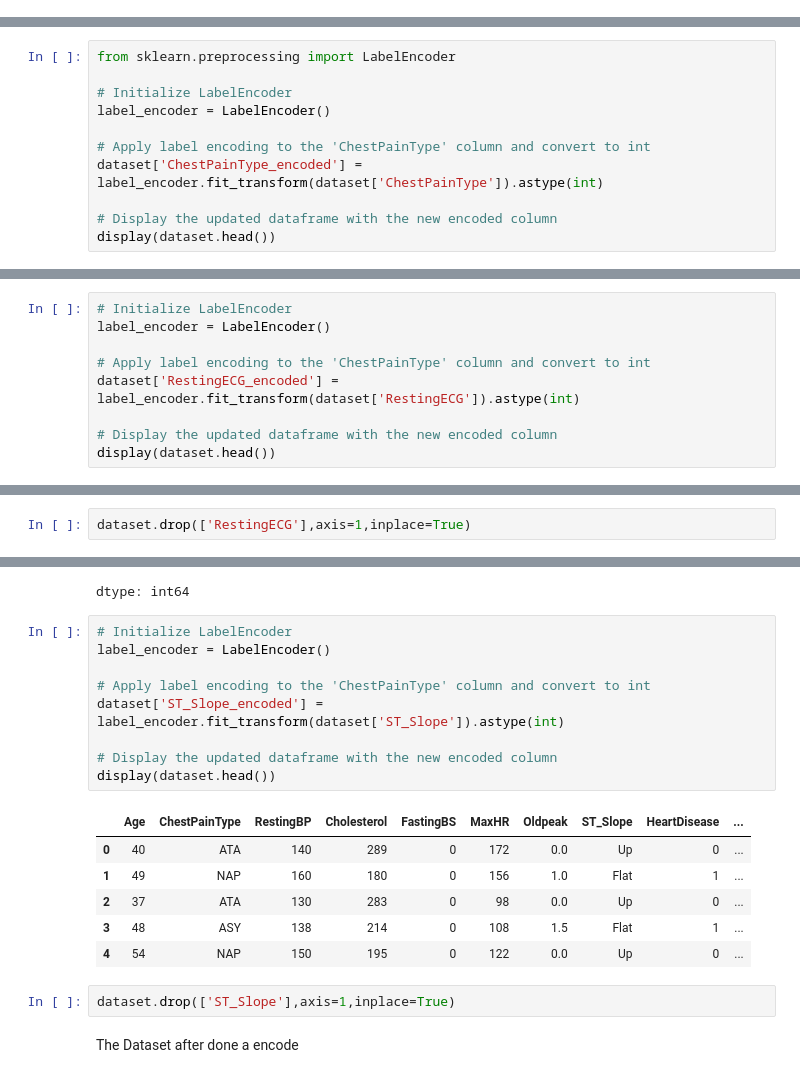
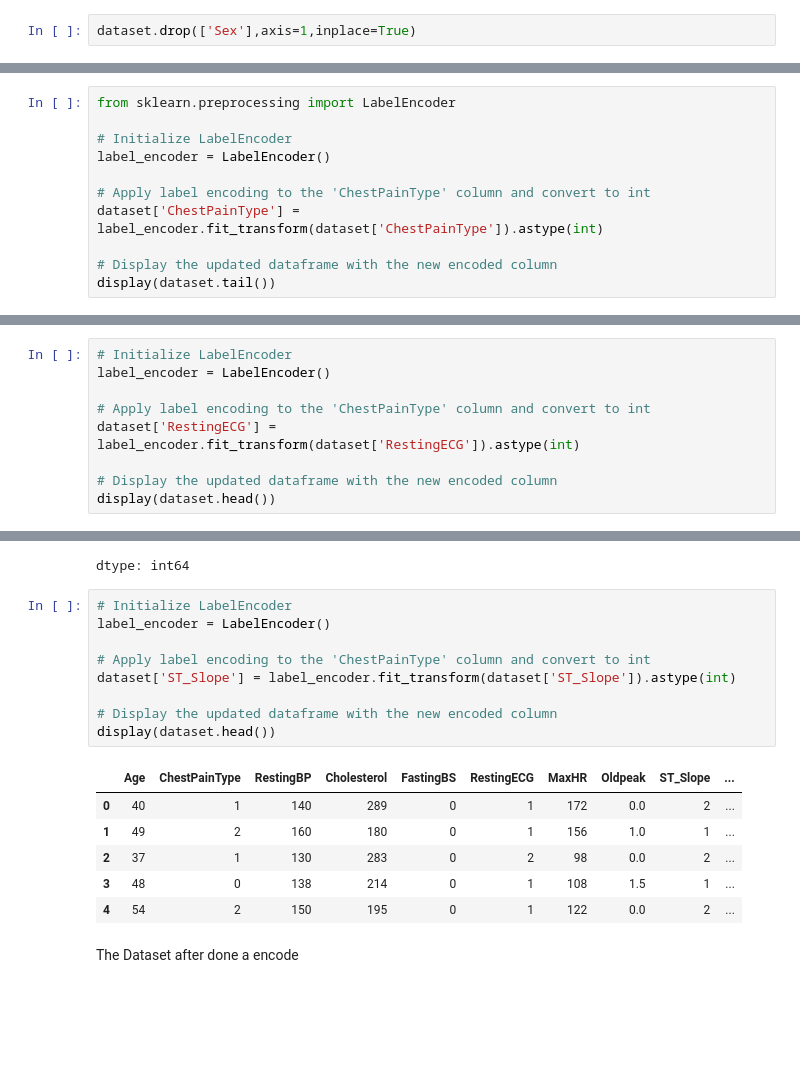
Before and after one commit to Esaipriya/AISECT-ML, a Jupyter notebook: HEART_DISEASE_PRED.ipynb, the cells around one changed output, grey strips where cells are left out. Saved outputs shown, nothing was run; the diff lists cells and outputs as text; blank space fills up the shorter version.

```diff
--- a/HEART_DISEASE_PRED.ipynb
+++ b/HEART_DISEASE_PRED.ipynb
@@ -126,0 +106,2 @@ display(dataset.head())
+# %%
+dataset.drop(['Sex'],axis=1,inplace=True)
@@ -141,9 +131,9 @@ from sklearn.preprocessing import LabelEncoder
 label_encoder = LabelEncoder()
 
 # Apply label encoding to the 'ChestPainType' column and convert to int
-dataset['ChestPainType_encoded'] = label_encoder.fit_transform(dataset['ChestPainType']).astype(int)
+dataset['ChestPainType'] = label_encoder.fit_transform(dataset['ChestPainType']).astype(int)
 
 # Display the updated dataframe with the new encoded column
-display(dataset.head())
+display(dataset.tail())
 # %% [output]
 |  | Age | ChestPainType | RestingBP | Cholesterol | FastingBS | RestingECG | MaxHR | ExerciseAngina | ... |
@@ -166,7 +156,7 @@ dtype: int64
 label_encoder = LabelEncoder()
 
 # Apply label encoding to the 'ChestPainType' column and convert to int
-dataset['RestingECG_encoded'] = label_encoder.fit_transform(dataset['RestingECG']).astype(int)
+dataset['RestingECG'] = label_encoder.fit_transform(dataset['RestingECG']).astype(int)
 
 # Display the updated dataframe with the new encoded column
 display(dataset.head())
@@ -201,5 +191,3 @@ display(dataset.head())
-# %%
-dataset.drop(['RestingECG'],axis=1,inplace=True)
 # %%
 dataset['ST_Slope'].value_counts()
 # %% [output]
@@ -212,21 +200,19 @@ dtype: int64
 # %%
 # Initialize LabelEncoder
 label_encoder = LabelEncoder()
 
 # Apply label encoding to the 'ChestPainType' column and convert to int
-dataset['ST_Slope_encoded'] = label_encoder.fit_transform(dataset['ST_Slope']).astype(int)
+dataset['ST_Slope'] = label_encoder.fit_transform(dataset['ST_Slope']).astype(int)
 
 # Display the updated dataframe with the new encoded column
 display(dataset.head())
 # %% [output]
-|  | Age | ChestPainType | RestingBP | Cholesterol | FastingBS | MaxHR | Oldpeak | ST_Slope | HeartDisease | ... |
-| 0 | 40 | ATA | 140 | 289 | 0 | 172 | 0.0 | Up | 0 | ... |
-| 1 | 49 | NAP | 160 | 180 | 0 | 156 | 1.0 | Flat | 1 | ... |
-| 2 | 37 | ATA | 130 | 283 | 0 | 98 | 0.0 | Up | 0 | ... |
-| 3 | 48 | ASY | 138 | 214 | 0 | 108 | 1.5 | Flat | 1 | ... |
-| 4 | 54 | NAP | 150 | 195 | 0 | 122 | 0.0 | Up | 0 | ... |
+|  | Age | ChestPainType | RestingBP | Cholesterol | FastingBS | RestingECG | MaxHR | Oldpeak | ST_Slope | ... |
+| 0 | 40 | 1 | 140 | 289 | 0 | 1 | 172 | 0.0 | 2 | ... |
+| 1 | 49 | 2 | 160 | 180 | 0 | 1 | 156 | 1.0 | 1 | ... |
+| 2 | 37 | 1 | 130 | 283 | 0 | 2 | 98 | 0.0 | 2 | ... |
+| 3 | 48 | 0 | 138 | 214 | 0 | 1 | 108 | 1.5 | 1 | ... |
+| 4 | 54 | 2 | 150 | 195 | 0 | 1 | 122 | 0.0 | 2 | ... |
-# %%
-dataset.drop(['ST_Slope'],axis=1,inplace=True)
 # %% [markdown]
 The Dataset after done a encode
 # %%
```
Also changed, not shown: parts of 25 cells of this notebook.
